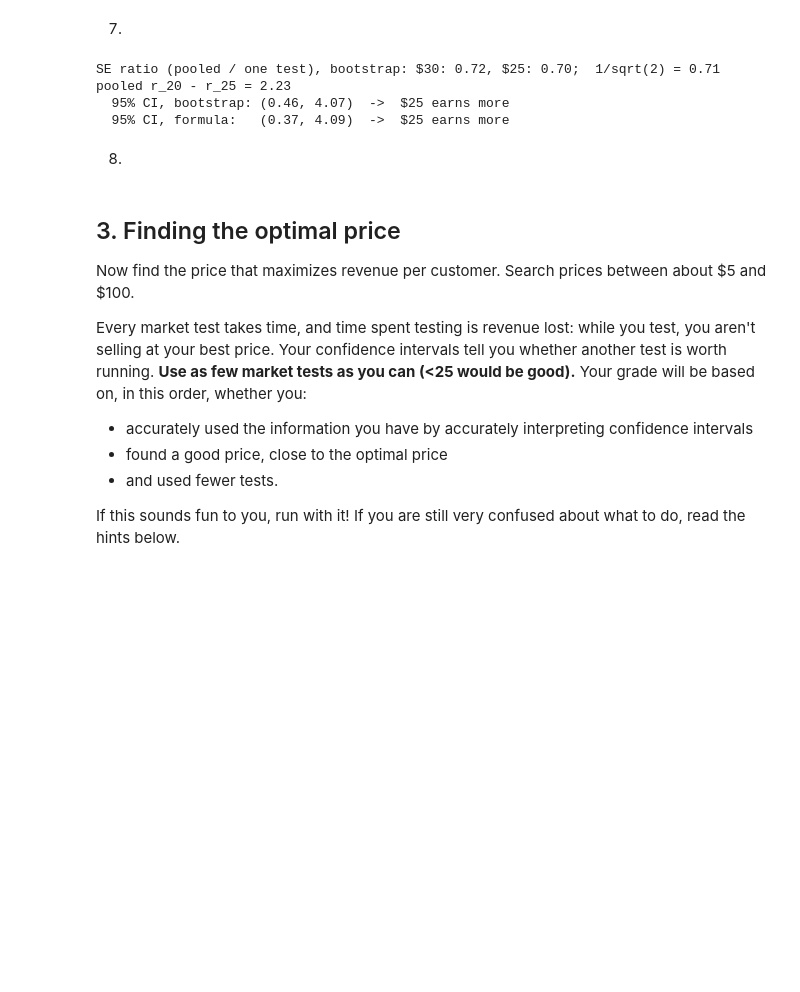
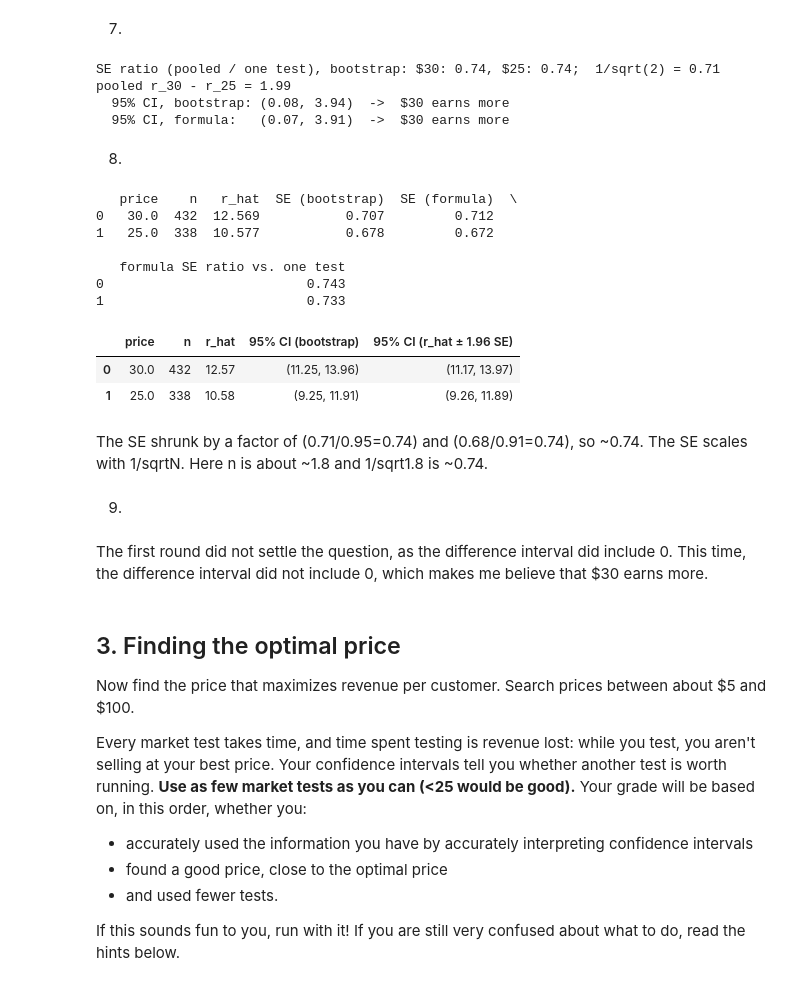
Before and after one commit to jackkovach1/UU_F26_templates, a Jupyter notebook: Week08/Thursday_lab/Lab07_inference.ipynb, the cells around one changed output. Cells and saved outputs as stored; diff of their text form; code cells hidden in the pictures; folded sections open; blank space fills up the shorter version.

```diff
--- a/Week08/Thursday_lab/Lab07_inference.ipynb
+++ b/Week08/Thursday_lab/Lab07_inference.ipynb
@@ -153,16 +153,45 @@ print(f"SE ratio (pooled / one test), bootstrap: ${price_A:g}: {pool_reps_A.std(
       f"${price_B:g}: {pool_reps_B.std(ddof=1) / reps_B.std(ddof=1):.2f};  1/sqrt(2) = {1 / np.sqrt(2):.2f}")
 
 d, boot, z = diff_ci(pool_A, price_A, pool_reps_A, pool_B, price_B, pool_reps_B)
-print(f"pooled r_20 - r_25 = {d:.2f}")
-print(f"  95% CI, bootstrap: ({boot[0]:.2f}, {boot[1]:.2f})  ->  {verdict(*boot, '$25', '$30')}")
-print(f"  95% CI, formula:   ({z[0]:.2f}, {z[1]:.2f})  ->  {verdict(*z, '$25', '$30')}")
+print(f"pooled r_30 - r_25 = {d:.2f}")
+print(f"  95% CI, bootstrap: ({boot[0]:.2f}, {boot[1]:.2f})  ->  {verdict(*boot, '$30', '$25')}")
+print(f"  95% CI, formula:   ({z[0]:.2f}, {z[1]:.2f})  ->  {verdict(*z, '$30', '$25')}")
 # %% [output]
-SE ratio (pooled / one test), bootstrap: $30: 0.72, $25: 0.70;  1/sqrt(2) = 0.71
-pooled r_20 - r_25 = 2.23
-  95% CI, bootstrap: (0.46, 4.07)  ->  $25 earns more
-  95% CI, formula:   (0.37, 4.09)  ->  $25 earns more
+SE ratio (pooled / one test), bootstrap: $30: 0.74, $25: 0.74;  1/sqrt(2) = 0.71
+pooled r_30 - r_25 = 1.99
+  95% CI, bootstrap: (0.08, 3.94)  ->  $30 earns more
+  95% CI, formula:   (0.07, 3.91)  ->  $30 earns more
 # %% [markdown]
 8.
+# %%
+#had claude help adapt this cell from class code
+print(pd.DataFrame([
+    {"price": price_A, "n": len(pool_A), "r_hat": price_A * pool_A.mean(),
+     "SE (bootstrap)": pool_reps_A.std(ddof=1), "SE (formula)": se_formula(pool_A, price_A),
+     "formula SE ratio vs. one test": se_formula(pool_A, price_A) / se_formula(resp_A, price_A)},
+    {"price": price_B, "n": len(pool_B), "r_hat": price_B * pool_B.mean(),
+     "SE (bootstrap)": pool_reps_B.std(ddof=1), "SE (formula)": se_formula(pool_B, price_B),
+     "formula SE ratio vs. one test": se_formula(pool_B, price_B) / se_formula(resp_B, price_B)},
+]).round(3))
+
+ci_table([(price_A, pool_A, pool_reps_A), (price_B, pool_B, pool_reps_B)])
+# %% [output]
+   price    n   r_hat  SE (bootstrap)  SE (formula)  \
+0   30.0  432  12.569           0.707         0.712
+1   25.0  338  10.577           0.678         0.672
+
+   formula SE ratio vs. one test
+0                          0.743
+1                          0.733
+|  | price | n | r_hat | 95% CI (bootstrap) | 95% CI (r_hat ± 1.96 SE) |
+| 0 | 30.0 | 432 | 12.57 | (11.25, 13.96) | (11.17, 13.97) |
+| 1 | 25.0 | 338 | 10.58 | (9.25, 11.91) | (9.26, 11.89) |
+# %% [markdown]
+The SE shrunk by a factor of (0.71/0.95=0.74) and (0.68/0.91=0.74), so ~0.74. The SE scales with 1/sqrtN. Here n is about ~1.8 and 1/sqrt1.8 is ~0.74.
+# %% [markdown]
+9.
+# %% [markdown]
+The first round did not settle the question, as the difference interval did include 0. This time, the difference interval did not include 0, which makes me believe that $30 earns more.
 # %% [markdown]
 ## 3. Finding the optimal price
 
```
